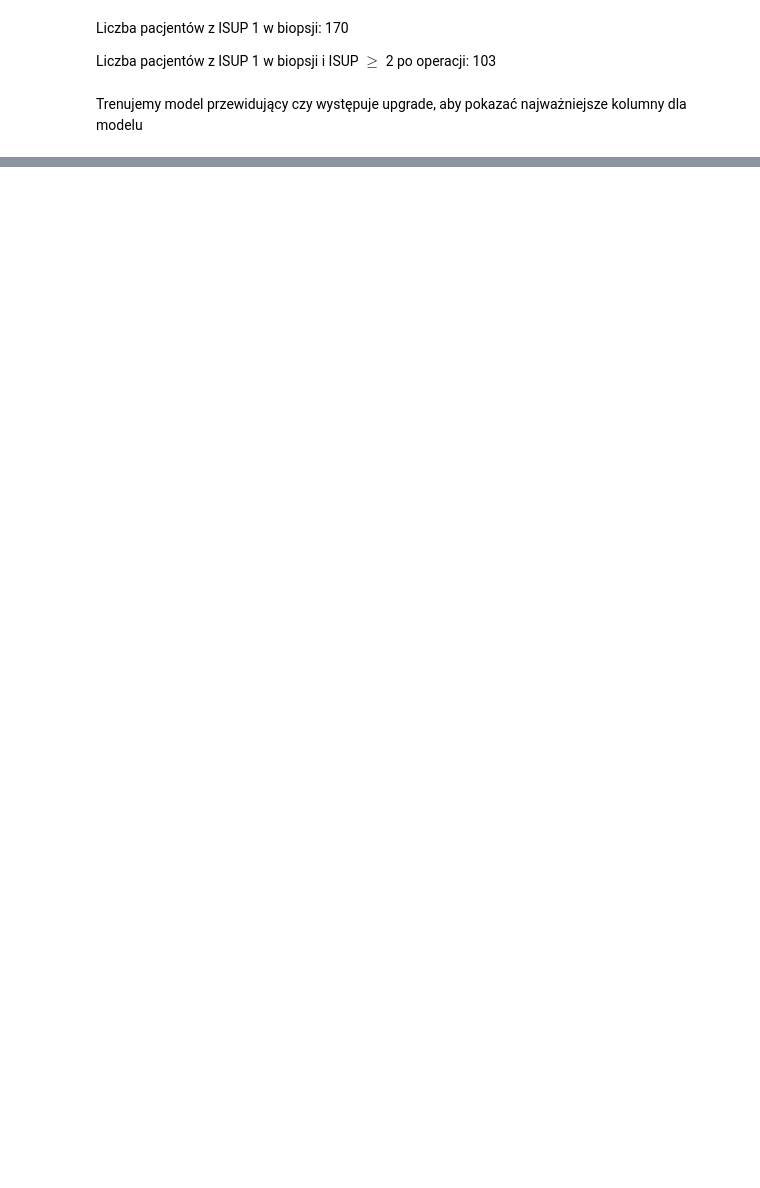
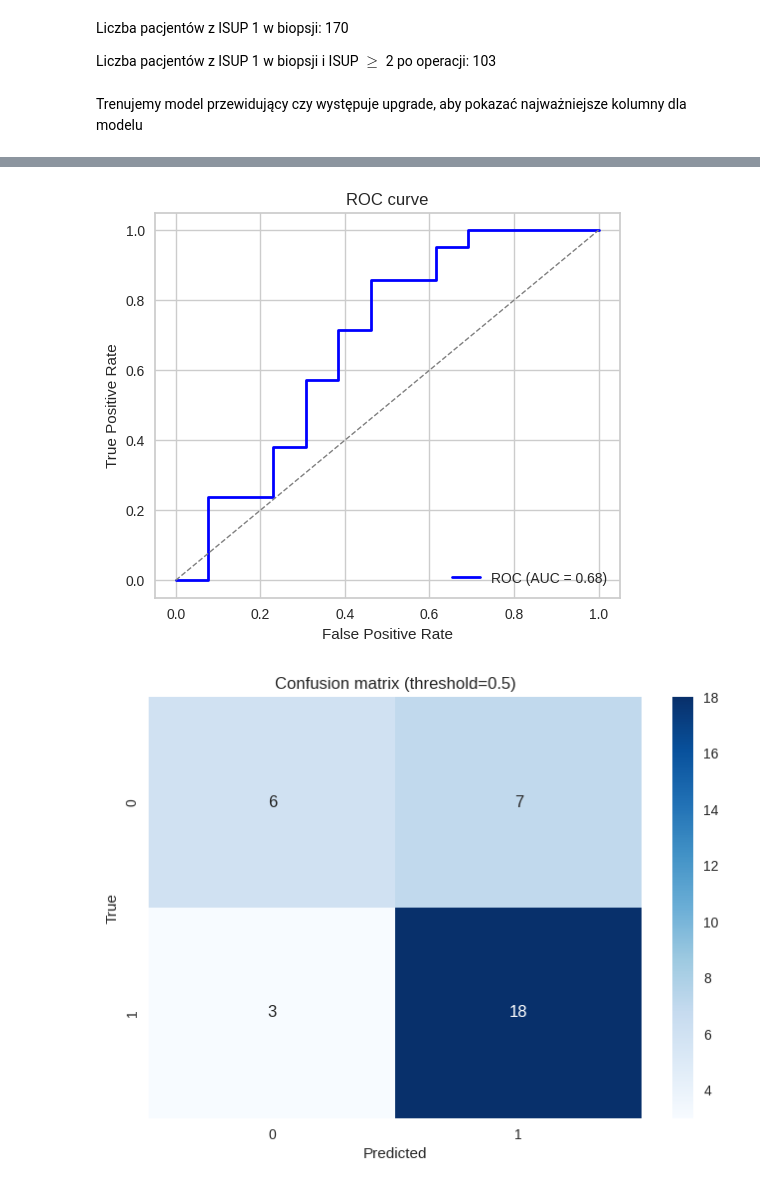
Before and after one commit to PiotrRenk/microscopic-epe-proj, a Jupyter notebook: notebooks/ISUP_upgrade_analysis.ipynb, the cells around one changed output, grey strips where cells are left out. Drawn from its saved outputs; the diff is of its cells as text; code cells hidden in the pictures; blank space fills up the shorter version.

Commit message:
ISUP upgrading

```diff
--- a/notebooks/ISUP_upgrade_analysis.ipynb
+++ b/notebooks/ISUP_upgrade_analysis.ipynb
@@ -79,9 +67,9 @@ drop_columns = ['Bx ISUP Grade', 'ISUP RP',
                 'SVI RP L', 'SVI RP P',
                 'MRI EPE L', 'MRI EPE P',
                 'MRI SVI L', 'MRI SVI P',
-                'ISUP RP', 'EPE RP', 'SVI RP',
-                'SM +', 'N +', 'EPE micro', 'EPE macro', 'EPE false_positive',
+                'EPE RP', 'SVI RP',
+                'SM +', 'N +', 'TNM',
+                'EPE micro', 'EPE macro', 'EPE false_positive',
                 'upgraded',
-                'TNM',
                 'ID',
                 ]
@@ -137,0 +76,4 @@ A new explainer has been created!
+# %%
+X, y = isup_1.drop(columns=drop_columns), isup_1['upgraded']
+numerical_cols = ['wiek', 'PSA', 'PSAdensity', 'MRI vol', 'MRI SIZE']
+categorical_cols = ['MRI Pirads', 'MRI EPE', 'MRI SVI']
@@ -137,0 +103,10 @@ A new explainer has been created!
+# %%
+param_grid = {
+    'classifier__n_estimators': [100, 200, 400, 800],
+    'classifier__max_depth': [3, 5],
+    'classifier__learning_rate': [0.01, 0.05, 0.1],
+    'classifier__subsample': [0.6, 0.8, 1.0],
+    'classifier__colsample_bytree': [0.6, 0.8, 0.9, 1.0],
+    'classifier__gamma': [0, 0.1, 0.2]
+}
+res = train_and_evaluate_model(XGBClassifier(), X, y, numerical_cols, categorical_cols, n_folds=5, param_grid=param_grid, tune_params=True, )
@@ -137,0 +122,9 @@ A new explainer has been created!
+# %%
+y_true, y_pred, y_pred_probs, false_positive_rate, true_positive_rate, total_roc_auc, model_pipeline, best_params = res
+plot_roc(false_positive_rate, true_positive_rate, total_roc_auc)
+plot_confusion_matrix(y_true, y_pred)
+plot_feature_importances(model_pipeline, X, y)
+plot_discrimination_threshold(model_pipeline, X, y)
+# %% [output]
+[figure, added]
+[figure, added]
```
Also changed, not shown: parts of 11 cells of this notebook.
